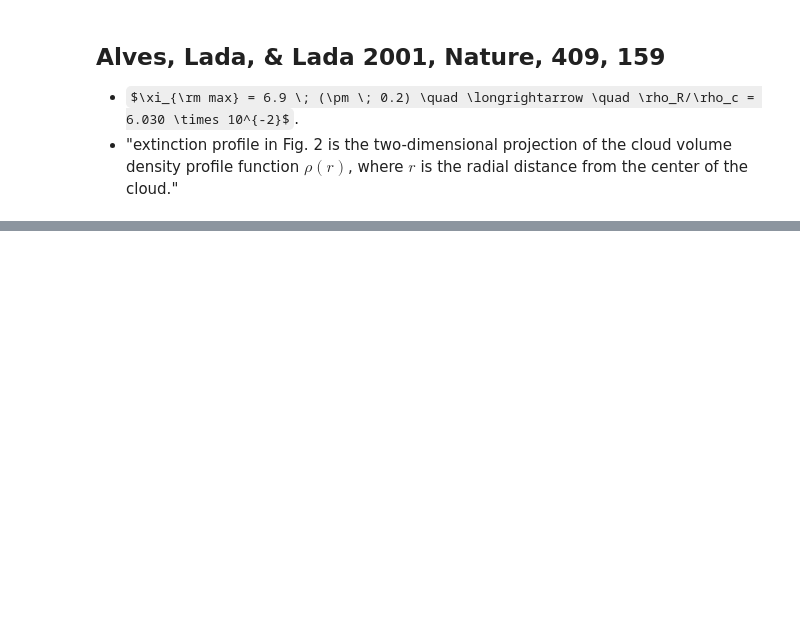
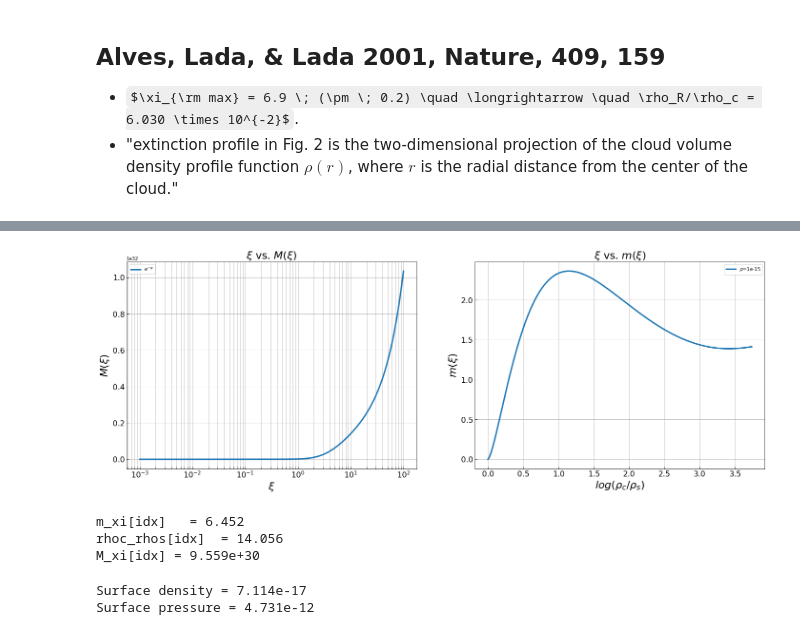
Before and after one commit to nina-af/class_jpy_notebooks, a Jupyter notebook: midterm_project_wip1.ipynb, the cells around one changed output, grey strips where cells are left out. Drawn from its saved outputs; the diff is of its cells as text; code cells hidden in the pictures; some formulas as TeX source; blank space fills up the shorter version.

```diff
--- a/midterm_project_wip1.ipynb
+++ b/midterm_project_wip1.ipynb
@@ -111,0 +129,57 @@ plt.show()
+# %%
+M_xi_sol = []
+m_xi_sol = []
+for i in range(1, N):
+    dpsi_dxi = (psi_sol[i+1] - psi_sol[i-1]) / (2*dxi)
+    M_xi_sol.append(np.power(xi_sol[i], 2) * dpsi_dxi)
+    m_xi_sol.append(np.sqrt(rho_contrast[i]) * np.power(xi_sol[i], 2) * dpsi_dxi)
+M_xi = np.asarray(M_xi_sol) * np.power(cs**2/G, 3./2.) / np.sqrt(4*np.pi*rho_c)
+m_xi = np.asarray(m_xi_sol) / np.sqrt(4*np.pi)
+
+rhoc_rhos = np.log10(np.asarray(1/rho_contrast))
+
+fig, ax = plt.subplots(1, 2, figsize=(24, 8))
+ax[0].plot(xi_sol[1:-1], M_xi, linewidth=3, label=r'$e^{-\psi}$')
+ax[1].plot(rhoc_rhos[1:-1], m_xi, linewidth=3, label=r'$\rho$={}'.format(rho_c))
+# ax[1].plot(radius, rho_contrast*rho_c*0.1, linewidth=3, label=r'$\rho$={}'.format(rho_c*0.1))
+# plt.hlines(6.030e-02, 0.01, 1e3, color='r', linestyle='dashed')
+# plt.vlines(6.900, 1e-6, 1.1e0, color='r', linestyle='dashed')
+
+ax[0].set_xlabel(r'$\xi$', fontsize=22)
+ax[0].set_ylabel(r'$M(\xi)$', fontsize=22)
+ax[1].set_xlabel(r'$log(\rho_c / \rho_s)$', fontsize=22)
+ax[1].set_ylabel(r'$m(\xi)$', fontsize=22)
+ax[0].set_title(r'$\xi$ vs. $M(\xi)$', fontsize=22)
+ax[1].set_title(r'$log(\rho_c / \rho_s)$ vs. $m(\xi)$', fontsize=22)
+ax[0].set_xscale('log')
+# ax[1].set_yscale('log')
+for i in range(0,2):
+    # ax[i].set_xticklabels(fontsize=16)
+    # ax[i].set_yticklabels(fontsize=16)
+    ax[i].legend()
+    ax[i].tick_params(which='both', length=5, direction='in', labelsize=16)
+    ax[i].grid('True', which='both')
+
+plt.show()
+# %% [output]
+[figure, added]
+# %%
+idx_m_max = np.argmax(m_xi)
+rhoc_rhos_max = np.power(10, rhoc_rhos[idx_m_max])
+xi_max = xi_sol[idx_m_max+1]
+
+print('m_xi[idx]   = {0:.3f}'.format(xi_sol[idx_m_max]))
+print('rhoc_rhos[idx]  = {0:.3f}'.format(rhoc_rhos_max))
+print('M_xi[idx] = {0:.3e}'.format(M_xi[idx_xi_max+1]))
+# %% [output]
+m_xi[idx]   = 6.452
+rhoc_rhos[idx]  = 14.056
+M_xi[idx] = 9.559e+30
+# %%
+rho_s = rho_c / rhoc_rhos_max
+P_s = rho_s * cs**2
+print("Surface density = {:.3e}".format(rho_s))
+print("Surface pressure = {:.3e}".format(P_s))
+# %% [output]
+Surface density = 7.114e-17
+Surface pressure = 4.731e-12
```
Also changed, not shown: parts of 6 cells of this notebook, 1 other file.
